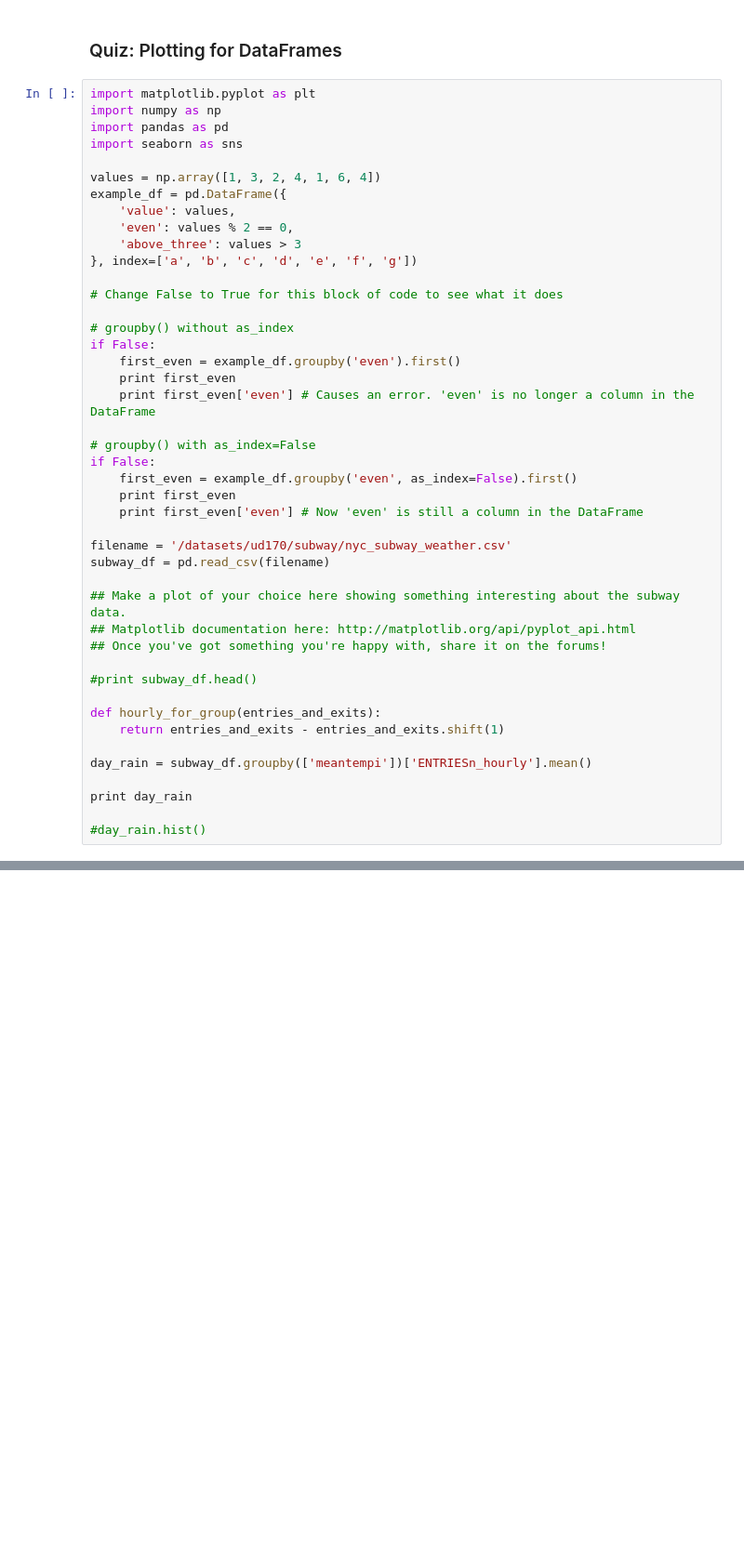
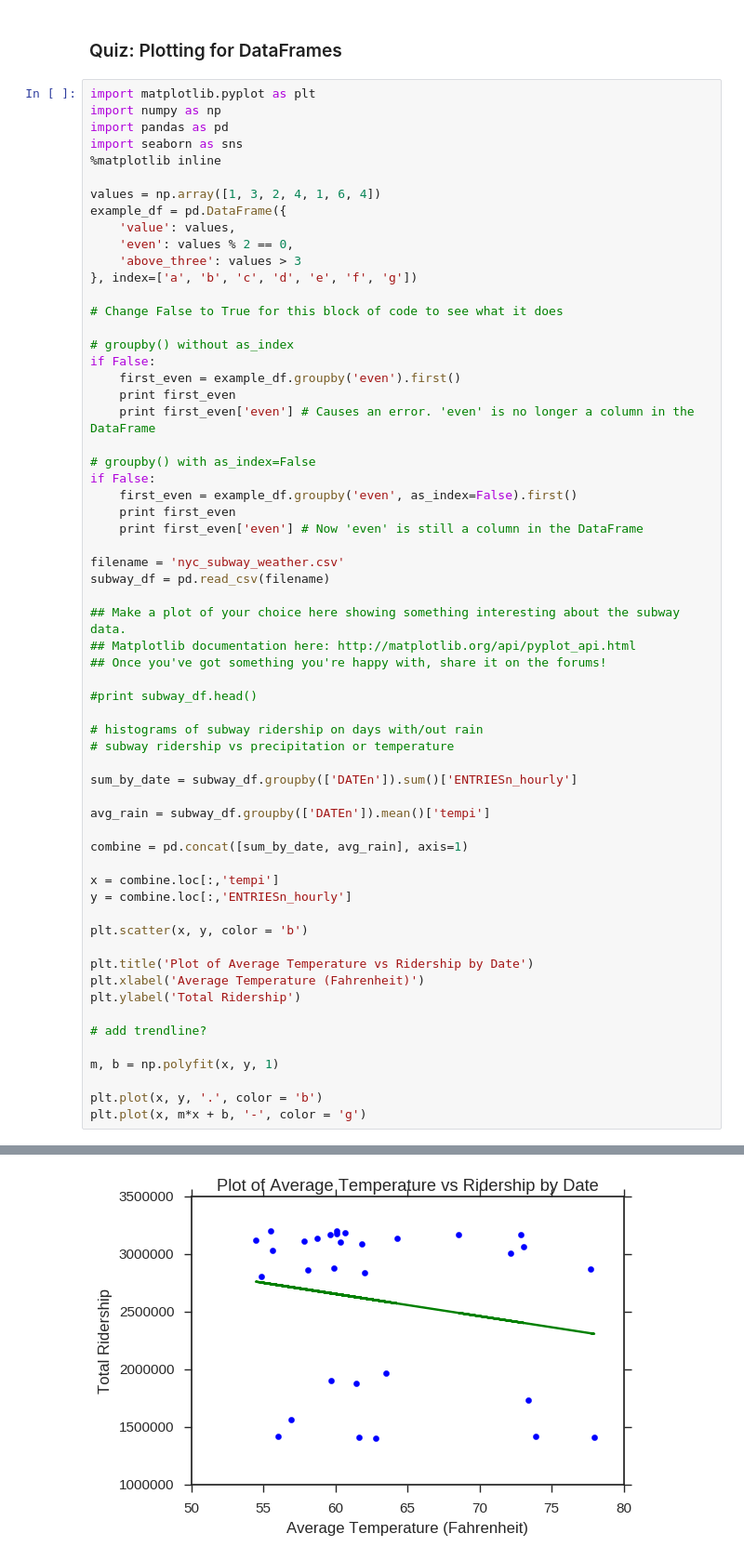
Before and after one commit to bjemcnally/Udacity-IPND-Notes, a Jupyter notebook: Lesson_3.ipynb, the cells around one changed output, grey strips where cells are left out. Shown at 93% size. Cells and saved outputs as stored; diff of their text form; blank space fills up the shorter version.

```diff
--- a/Lesson_3.ipynb
+++ b/Lesson_3.ipynb
@@ -1063,6 +1063,7 @@ import matplotlib.pyplot as plt
 import numpy as np
 import pandas as pd
 import seaborn as sns
+%matplotlib inline
 
 values = np.array([1, 3, 2, 4, 1, 6, 4])
 example_df = pd.DataFrame({
@@ -1085,7 +1086,7 @@ if False:
     print first_even
     print first_even['even'] # Now 'even' is still a column in the DataFrame
 
-filename = '/datasets/ud170/subway/nyc_subway_weather.csv'
+filename = 'nyc_subway_weather.csv'
 subway_df = pd.read_csv(filename)
 
 ## Make a plot of your choice here showing something interesting about the subway data.
@@ -1094,11 +1095,28 @@ subway_df = pd.read_csv(filename)
 
 #print subway_df.head()
 
-def hourly_for_group(entries_and_exits):
-    return entries_and_exits - entries_and_exits.shift(1)
+# histograms of subway ridership on days with/out rain
+# subway ridership vs precipitation or temperature
 
-day_rain = subway_df.groupby(['meantempi'])['ENTRIESn_hourly'].mean()
+sum_by_date = subway_df.groupby(['DATEn']).sum()['ENTRIESn_hourly']
 
-print day_rain
+avg_rain = subway_df.groupby(['DATEn']).mean()['tempi']
 
-#day_rain.hist()
+combine = pd.concat([sum_by_date, avg_rain], axis=1)
+
+x = combine.loc[:,'tempi']
+y = combine.loc[:,'ENTRIESn_hourly']
+
+plt.scatter(x, y, color = 'b')
+
+plt.title('Plot of Average Temperature vs Ridership by Date')
+plt.xlabel('Average Temperature (Fahrenheit)')
+plt.ylabel('Total Ridership')
+
+# add trendline?
+
+m, b = np.polyfit(x, y, 1)
+
+plt.plot(x, y, '.', color = 'b')
+plt.plot(x, m*x + b, '-', color = 'g')
+# %% [output]
@@ -1104,0 +1124 @@ print day_rain
+[figure, added]
```
Also changed, not shown: parts of 7 cells of this notebook, 1 other file.
